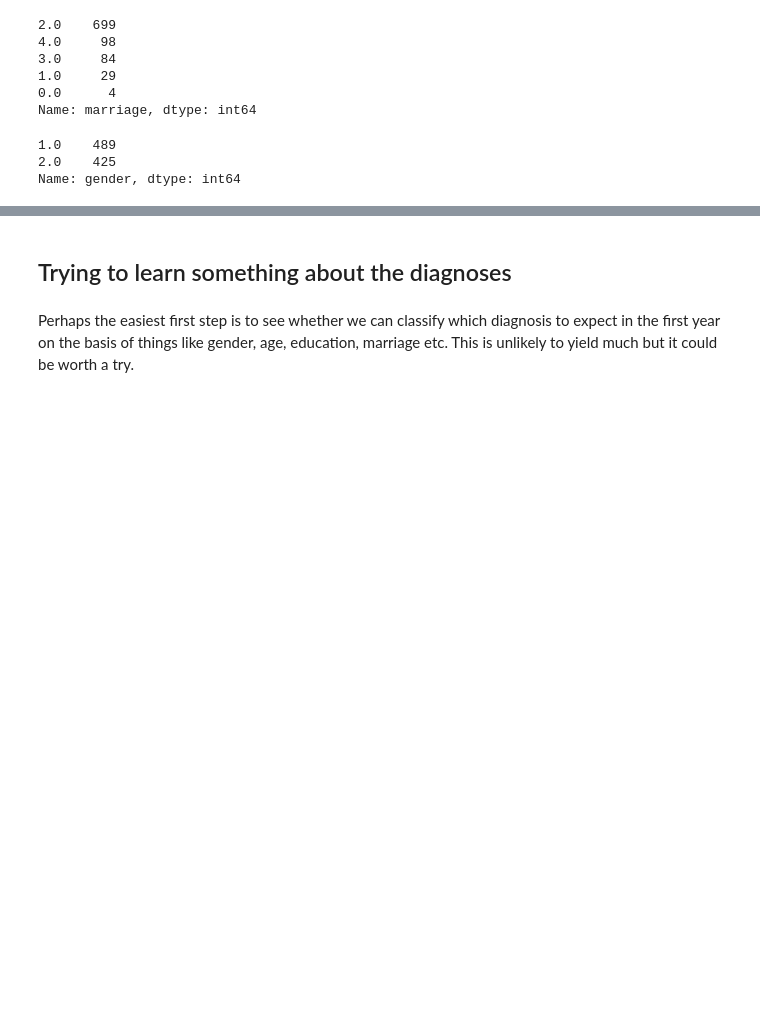
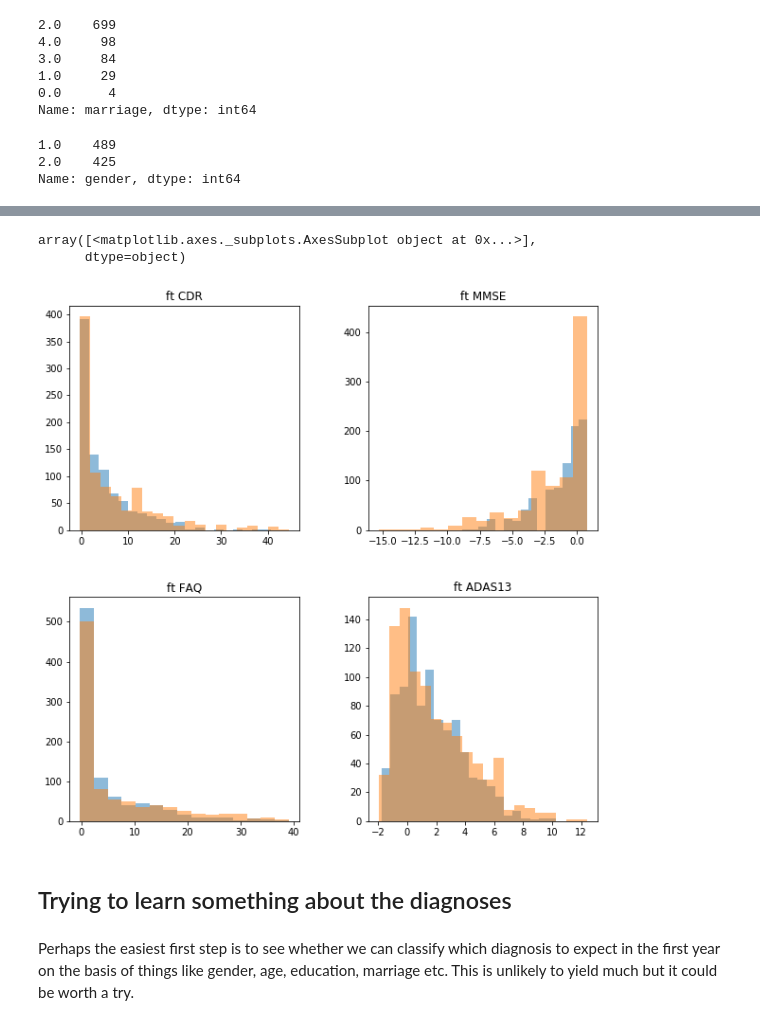
Before and after one commit to megstanley/ADNI, a Jupyter notebook: src/ADNI-dataset.ipynb, the cells around one changed output, grey strips where cells are left out. Drawn from its saved outputs; the diff is of its cells as text; code cells hidden in the pictures; blank space fills up the shorter version.

```diff
--- a/src/ADNI-dataset.ipynb
+++ b/src/ADNI-dataset.ipynb
@@ -328,3 +359,17 @@ Name: gender, dtype: int64
+# %%
+fig, axes = plt.subplots(2,2, figsize = (10,10))
+new_adni_df[['bl CDR']].hist(ax = axes[0][0], alpha = 0.5, grid = False, bins = 20)
+new_adni_df[['ft CDR']].hist(ax = axes[0][0], alpha = 0.5, grid = False, bins = 20)
+new_adni_df[['bl MMSE']].hist(ax = axes[0][1], alpha = 0.5, grid = False, bins = 15)
+new_adni_df[['ft MMSE']].hist(ax = axes[0][1], alpha = 0.5, grid = False, bins = 15)
+new_adni_df[['bl FAQ']].hist(ax = axes[1][0], alpha = 0.5, grid = False, bins = 15)
+new_adni_df[['ft FAQ']].hist(ax = axes[1][0], alpha = 0.5, grid = False, bins = 15)
+new_adni_df[['bl ADAS13']].hist(ax = axes[1][1], alpha = 0.5, grid = False, bins = 20)
+new_adni_df[['ft ADAS13']].hist(ax = axes[1][1], alpha = 0.5, grid = False, bins = 20)
+# %% [output]
+array([<matplotlib.axes._subplots.AxesSubplot object at 0x...>],
+      dtype=object)
+[figure, added]
 # %% [markdown]
 ## Trying to learn something about the diagnoses
 # %% [markdown]
```
Also changed, not shown: parts of 6 cells of this notebook.
